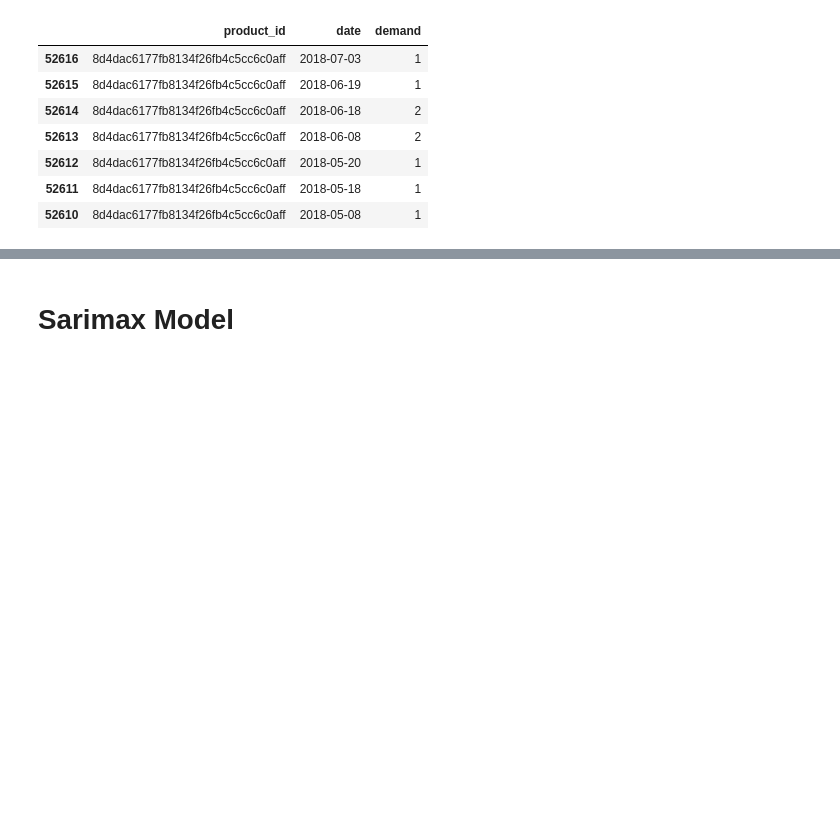
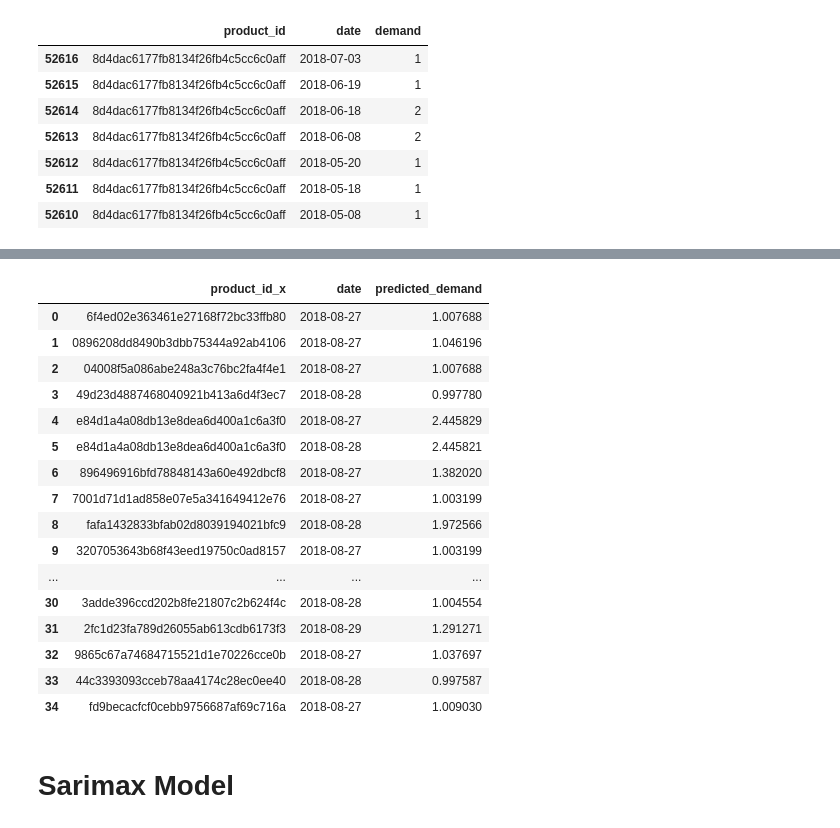
Before and after one commit to senolcemhan98/SMART-IT-Business, a Jupyter notebook: Task-1.ipynb, the cells around one changed output, grey strips where cells are left out. Cells and saved outputs as stored; diff of their text form; code cells hidden in the pictures; blank space fills up the shorter version.

Commit message:
added table informations for Task-1

```diff
--- a/Task-1.ipynb
+++ b/Task-1.ipynb
@@ -236,3 +217,23 @@ pred_new_prods
+# %%
+pred_new_prods[['product_id_x', 'date',	'predicted_demand']]
+# %% [output]
+|  | product_id_x | date | predicted_demand |
+| 0 | 6f4ed02e363461e27168f72bc33ffb80 | 2018-08-27 | 1.007688 |
+| 1 | 0896208dd8490b3dbb75344a92ab4106 | 2018-08-27 | 1.046196 |
+| 2 | 04008f5a086abe248a3c76bc2fa4f4e1 | 2018-08-27 | 1.007688 |
+| 3 | 49d23d4887468040921b413a6d4f3ec7 | 2018-08-28 | 0.997780 |
+| 4 | e84d1a4a08db13e8dea6d400a1c6a3f0 | 2018-08-27 | 2.445829 |
+| 5 | e84d1a4a08db13e8dea6d400a1c6a3f0 | 2018-08-28 | 2.445821 |
+| 6 | 896496916bfd78848143a60e492dbcf8 | 2018-08-27 | 1.382020 |
+| 7 | 7001d71d1ad858e07e5a341649412e76 | 2018-08-27 | 1.003199 |
+| 8 | fafa1432833bfab02d8039194021bfc9 | 2018-08-28 | 1.972566 |
+| 9 | 3207053643b68f43eed19750c0ad8157 | 2018-08-27 | 1.003199 |
+| ... | ... | ... | ... |
+| 30 | 3adde396ccd202b8fe21807c2b624f4c | 2018-08-28 | 1.004554 |
+| 31 | 2fc1d23fa789d26055ab613cdb6173f3 | 2018-08-29 | 1.291271 |
+| 32 | 9865c67a74684715521d1e70226cce0b | 2018-08-27 | 1.037697 |
+| 33 | 44c3393093cceb78aa4174c28ec0ee40 | 2018-08-28 | 0.997587 |
+| 34 | fd9becacfcf0cebb9756687af69c716a | 2018-08-27 | 1.009030 |
 # %% [markdown]
 # Sarimax Model
 # %%
```
Also changed, not shown: parts of 4 cells of this notebook.
